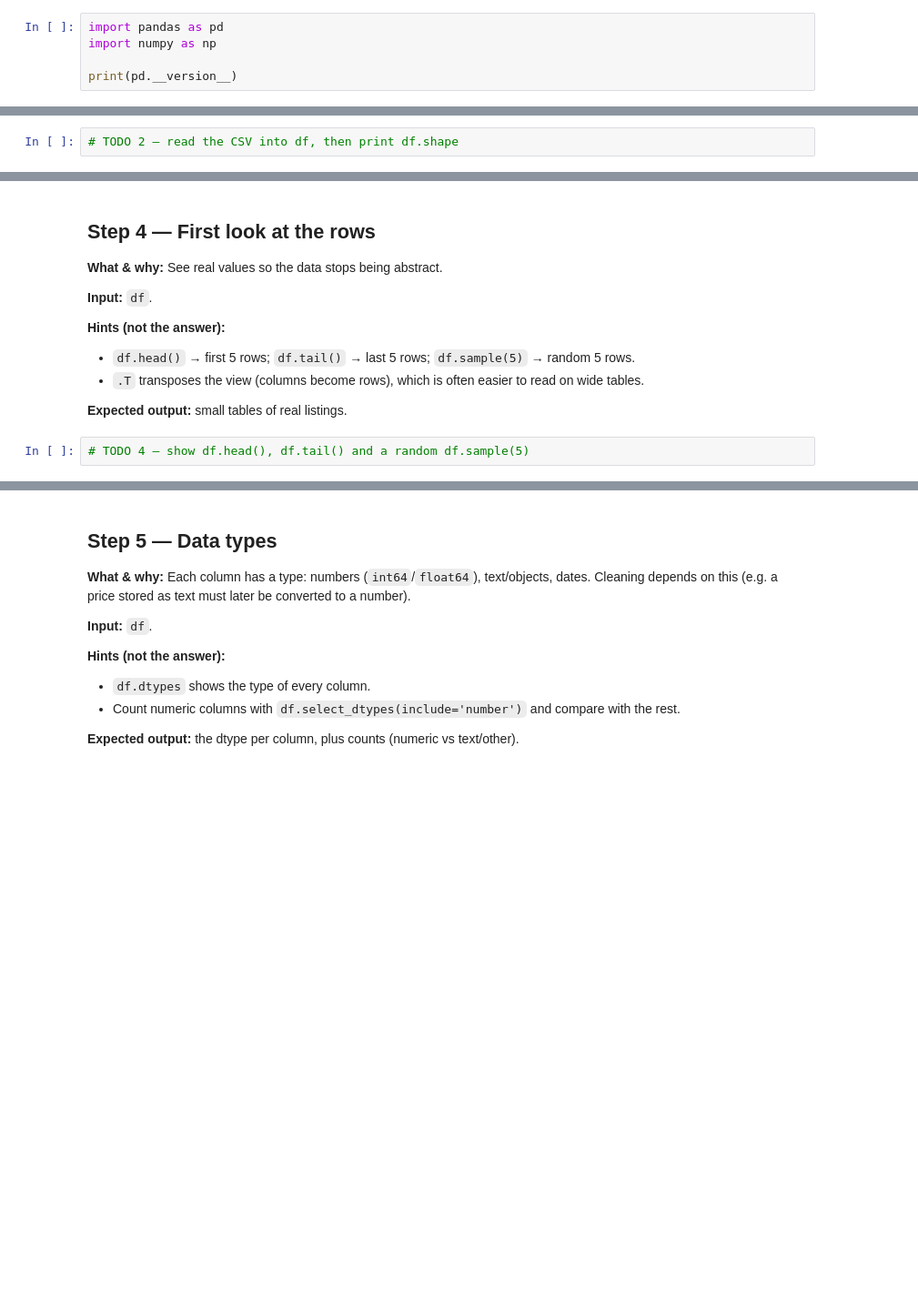
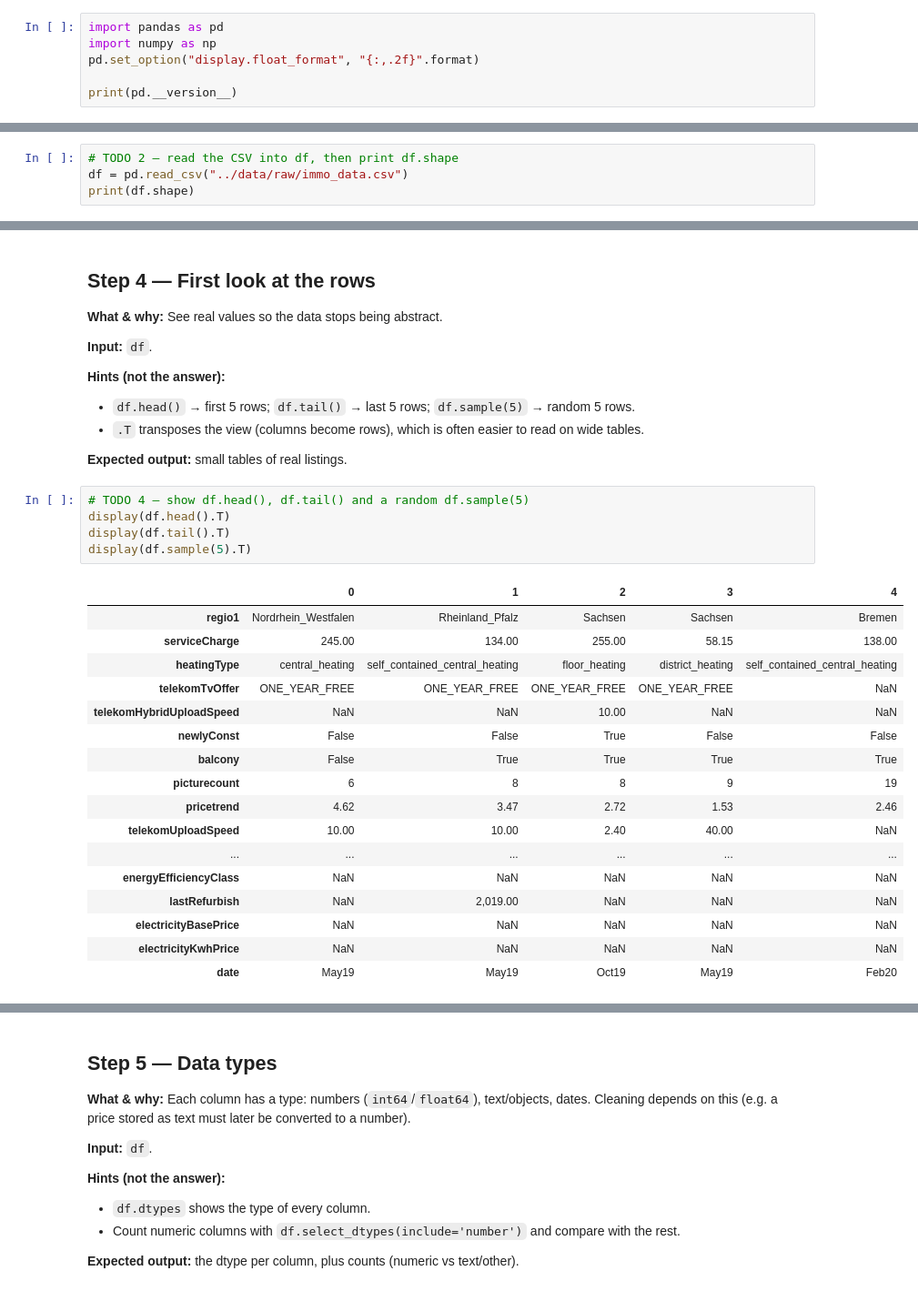
Before and after one commit to Senda-Nasr/germany-housing-market-analysis, a Jupyter notebook: notebooks/01_explore_data.ipynb, the cells around one changed output, grey strips where cells are left out. Shown at 91% size. Saved outputs shown, nothing was run; the diff lists cells and outputs as text; blank space fills up the shorter version.

Commit message:
data exploration notebook added

```diff
--- a/notebooks/01_explore_data.ipynb
+++ b/notebooks/01_explore_data.ipynb
@@ -26,5 +26,6 @@ Understand the **raw** dataset (`data/raw/immo_data.csv`) *before* we clean it.
 # %%
 import pandas as pd
 import numpy as np
+pd.set_option("display.float_format", "{:,.2f}".format)
 
 print(pd.__version__)
@@ -44,2 +36,4 @@ print(pd.__version__)
 # %%
 # TODO 2 — read the CSV into df, then print df.shape
+df = pd.read_csv("../data/raw/immo_data.csv")
+print(df.shape)
@@ -71,3 +92,24 @@ print(pd.__version__)
 **Expected output:** small tables of real listings.
 # %%
 # TODO 4 — show df.head(), df.tail() and a random df.sample(5)
+display(df.head().T)
+display(df.tail().T)
+display(df.sample(5).T)
+# %% [output]
+|  | 0 | 1 | 2 | 3 | 4 |
+| regio1 | Nordrhein_Westfalen | Rheinland_Pfalz | Sachsen | Sachsen | Bremen |
+| serviceCharge | 245.00 | 134.00 | 255.00 | 58.15 | 138.00 |
+| heatingType | central_heating | self_contained_central_heating | floor_heating | district_heating | self_contained_central_heating |
+| telekomTvOffer | ONE_YEAR_FREE | ONE_YEAR_FREE | ONE_YEAR_FREE | ONE_YEAR_FREE | NaN |
+| telekomHybridUploadSpeed | NaN | NaN | 10.00 | NaN | NaN |
+| newlyConst | False | False | True | False | False |
+| balcony | False | True | True | True | True |
+| picturecount | 6 | 8 | 8 | 9 | 19 |
+| pricetrend | 4.62 | 3.47 | 2.72 | 1.53 | 2.46 |
+| telekomUploadSpeed | 10.00 | 10.00 | 2.40 | 40.00 | NaN |
+| ... | ... | ... | ... | ... | ... |
+| energyEfficiencyClass | NaN | NaN | NaN | NaN | NaN |
+| lastRefurbish | NaN | 2,019.00 | NaN | NaN | NaN |
+| electricityBasePrice | NaN | NaN | NaN | NaN | NaN |
+| electricityKwhPrice | NaN | NaN | NaN | NaN | NaN |
+| date | May19 | May19 | Oct19 | May19 | Feb20 |
```
Also changed, not shown: parts of 12 cells of this notebook.
